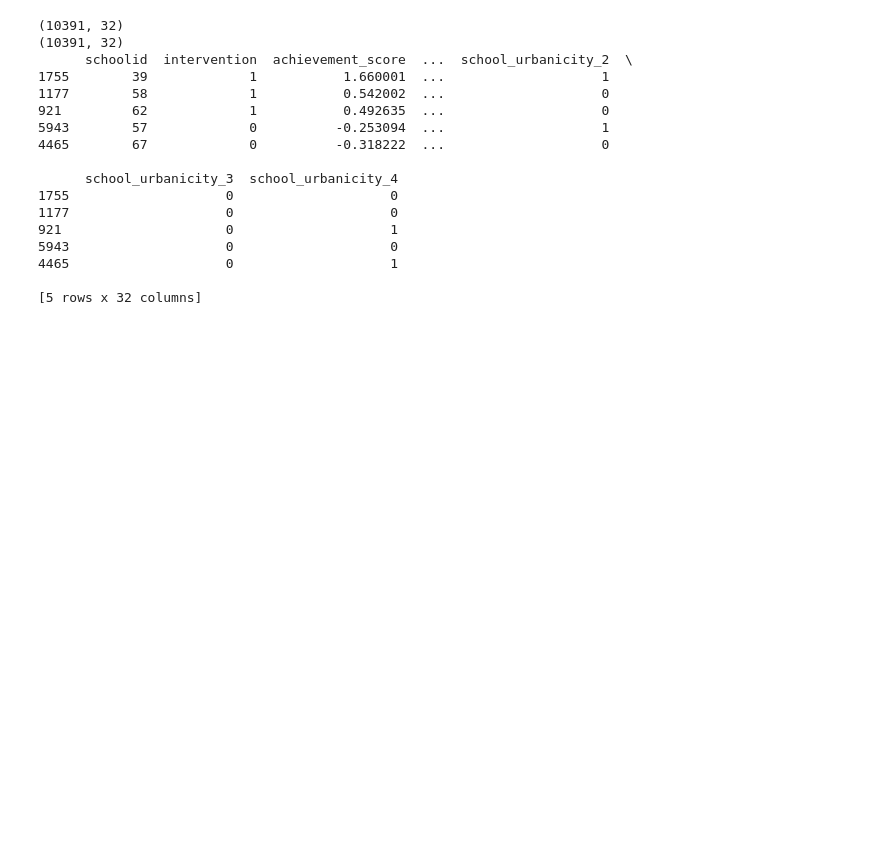
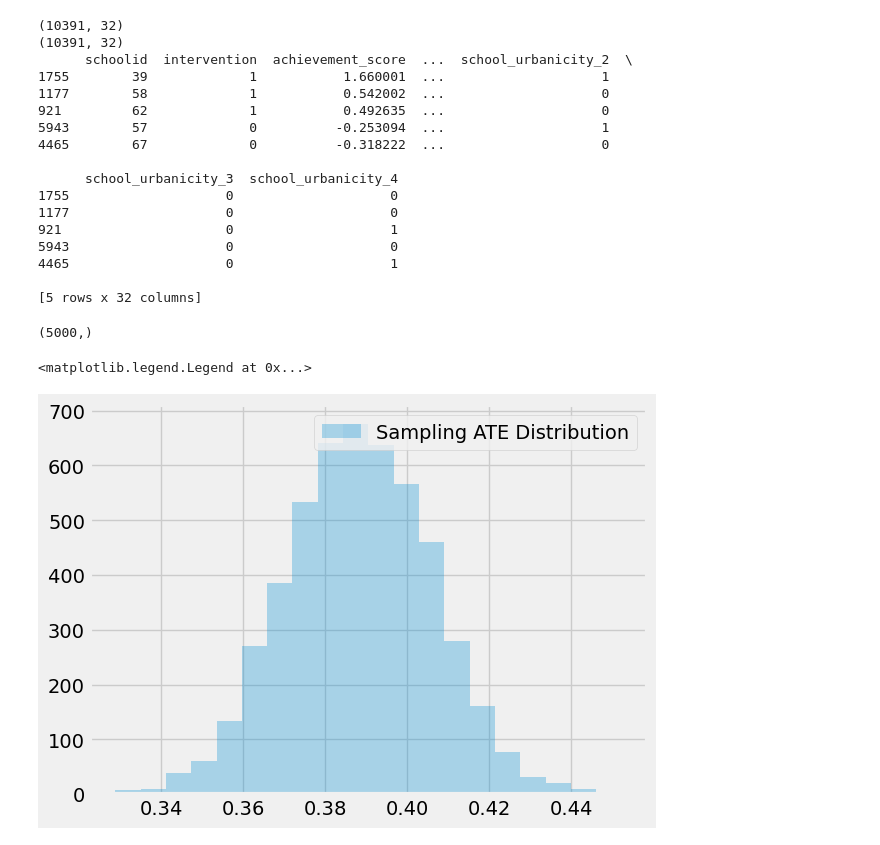
Before and after one commit to orionstar1987/python-causality-handbook, a Jupyter notebook: causal-inference-for-the-brave-and-true/00.Useful-Scripts.ipynb, the cells around one changed output. Drawn from its saved outputs; the diff is of its cells as text; code cells hidden in the pictures; blank space fills up the shorter version.

```diff
--- a/causal-inference-for-the-brave-and-true/00.Useful-Scripts.ipynb
+++ b/causal-inference-for-the-brave-and-true/00.Useful-Scripts.ipynb
@@ -249,8 +251,19 @@ def run_ps(df, X, T, y):
     return np.mean(weight * df[y]) # compute the ATE
 
 np.random.seed(88)
-# run 1000 bootstrap samples
-bootstrap_sample = 1000
+# run 5000 bootstrap samples
+bootstrap_sample = 5000
+
 ates = Parallel(n_jobs=4)(delayed(run_ps)(data_with_categ.sample(frac=1, replace=True), X, T, Y)
                           for _ in range(bootstrap_sample))
 ates = np.array(ates)
+# %%
+ates.shape
+# %% [output]
+(5000,)
+# %%
+plt.hist(ates, bins=20, alpha=0.3, label='Sampling ATE Distribution')
+plt.legend()
+# %% [output]
+<matplotlib.legend.Legend at 0x...>
+[figure, added]
```
Also changed, not shown: parts of 5 cells of this notebook.
